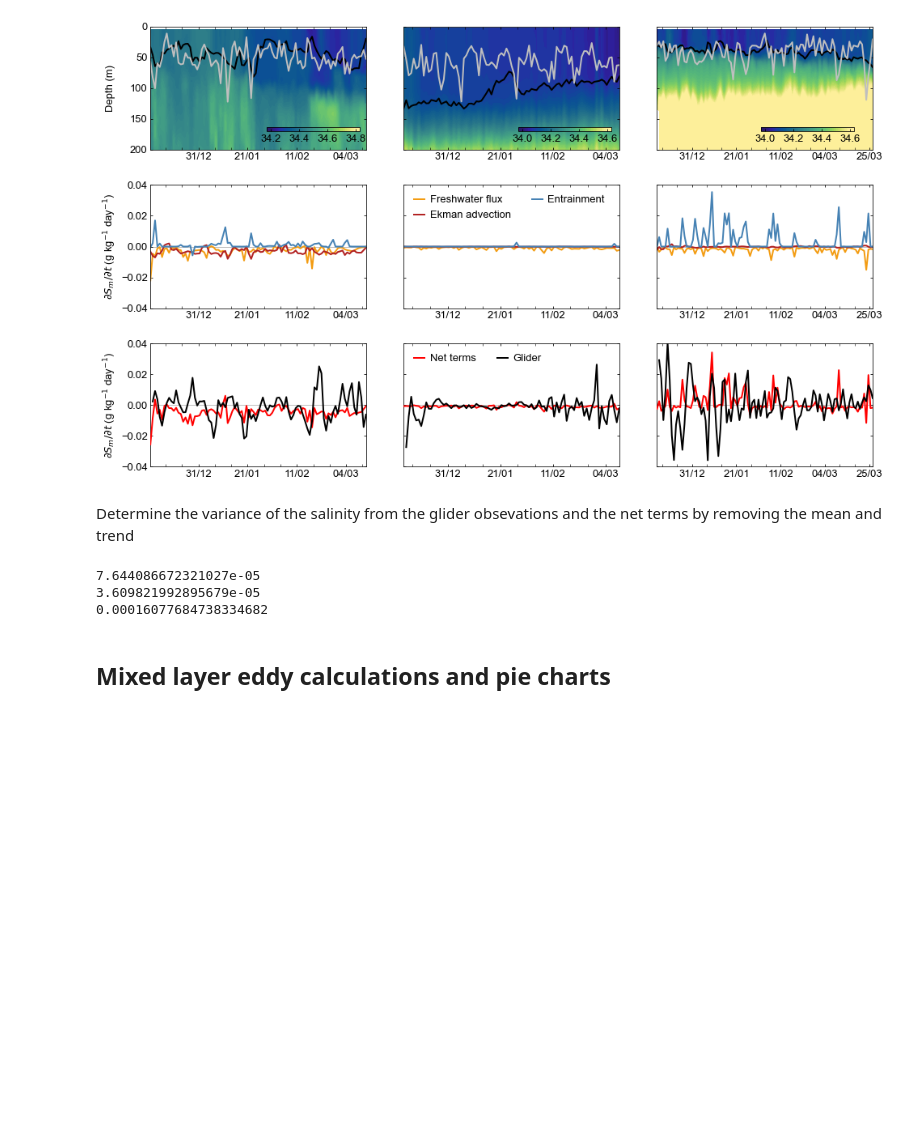
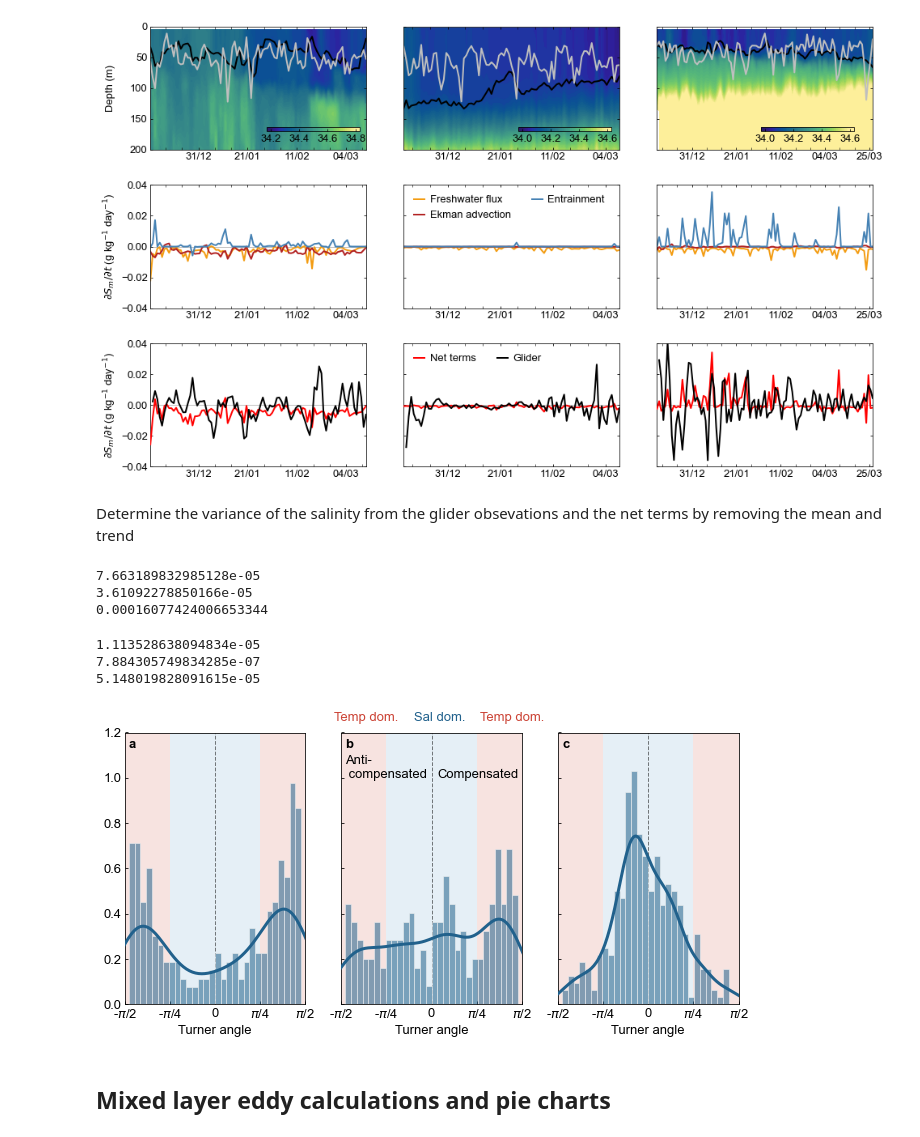
Before and after one commit to marcelduplessis/duplessis-2021-JGR-Oceans, a Jupyter notebook: duplessis-2021-analysis-main.ipynb, the cells around one changed output. Saved outputs shown, nothing was run; the diff lists cells and outputs as text; code cells hidden in the pictures; blank space fills up the shorter version.

```diff
--- a/duplessis-2021-analysis-main.ipynb
+++ b/duplessis-2021-analysis-main.ipynb
@@ -1717,7 +1398,7 @@ fig.subplots_adjust(hspace=2, wspace=0.175)
 
 props=dict(fontsize=12)
 
-for i, dat in enumerate([dat_saz_1D, dat_apz_1D, dat_miz_1D]):
+for i, dat in enumerate([dat_saz_1D, dat_pfz_1D, dat_miz_1D]):
 
     # plotting the mixed layer sections
 
@@ -1747,7 +1428,6 @@ for i, dat in enumerate([dat_saz_1D, dat_apz_1D, dat_miz_1D]):
     ax2.plot(dat.time, dat['hf_dT'], c=orange,        lw=2, label='Heat flux')
     ax2.plot(dat.time, dat['ek_dT'], c='firebrick',   lw=2, label='Ekman advection')
     ax2.plot(dat.time, dat['en_dT'], c='steelblue',   lw=2, label='Entrainment')
-#     ax2.plot(dat.time, dat['ga_dT'], c='steelblue',  lw=1.25, label='Geo advection')
 
     ################################
     # plotting the tendency sections
@@ -1782,8 +1462,6 @@ for i, dat in enumerate([dat_saz_1D, dat_apz_1D, dat_miz_1D]):
 
         a.yaxis.set_ticks_position('both')
         a.xaxis.set_ticks_position('both')
-
-#         a.grid(lw=0.5, alpha=0.5, ls='--')
 
     ax1.set_xlim(dat.time.values[0], dat.time.values[-1])
     ax2.set_xlim(dat.time.values[0], dat.time.values[-1])
@@ -1830,7 +1508,7 @@ for i, dat in enumerate([dat_saz_1D, dat_apz_1D, dat_miz_1D]):
     ax3.plot([pd.to_datetime('2018-12-10'), pd.to_datetime('2019-03-26')], [0, 0], zorder=0, lw=1, c='0.75')
 
 
-savefig('../../figures/temp_tendency_breakdown.png', dpi=300, bbox_inches='tight')
+savefig('../figures/Fig_7_temp_tendency_breakdown.png', dpi=300, bbox_inches='tight')
 # %% [output]
 [figure]
 # %% [markdown]
@@ -1847,7 +1526,7 @@ fig.subplots_adjust(hspace=2, wspace=0.175)
 
 props=dict(fontsize=12)
 
-for i, dat in enumerate([dat_saz_1D, dat_apz_1D, dat_miz_1D]):
+for i, dat in enumerate([dat_saz_1D, dat_pfz_1D, dat_miz_1D]):
 
     # plotting the mixed layer sections
 
@@ -1951,13 +1630,13 @@ for i, dat in enumerate([dat_saz_1D, dat_apz_1D, dat_miz_1D]):
     ax3.plot([pd.to_datetime('2018-12-10'), pd.to_datetime('2019-03-26')], [0, 0], zorder=0, lw=1, c='0.75')
 
 
-savefig('../../figures/salt_tendency_breakdown.png', dpi=300, bbox_inches='tight')
+savefig('../figures/Fig_8_salt_tendency_breakdown.png', dpi=300, bbox_inches='tight')
 # %% [output]
 [figure]
 # %% [markdown]
 Determine the variance of the salinity from the glider obsevations and the net terms by removing the mean and trend
 # %%
-for i, dat in enumerate([dat_saz_1D, dat_apz_1D, dat_miz_1D]):
+for i, dat in enumerate([dat_saz_1D, dat_pfz_1D, dat_miz_1D]):
 
     # determine the mean
     glider_dS_mean = dat.glider_dS[1:].mean()
@@ -1982,11 +1661,11 @@ for i, dat in enumerate([dat_saz_1D, dat_apz_1D, dat_miz_1D]):
 
     print(dS_var)
 # %% [output]
-7.644086672321027e-05
-3.609821992895679e-05
-0.00016077684738334682
+7.663189832985128e-05
+3.61092278850166e-05
+0.00016077424006653344
 # %%
-for i, dat in enumerate([dat_saz_interp, dat_apz_interp, dat_miz_interp]):
+for i, dat in enumerate([dat_saz_1D, dat_pfz_1D, dat_miz_1D]):
 
     # determine the mean
     terms_dS_mean = dat.net_terms_dS[1:].mean()
@@ -2010,12 +1689,16 @@ for i, dat in enumerate([dat_saz_interp, dat_apz_interp, dat_miz_interp]):
     dS_var = np.var(terms_dS_anom.values - Y_pred)
 
     print(dS_var)
+# %% [output]
+1.113528638094834e-05
+7.884305749834285e-07
+5.148019828091615e-05
 # %%
 import seaborn as sns
 
 fig, ax = subplots(1, 3, figsize=[11, 5], sharey=True)
 
-for i, dat in enumerate([dat_saz_interp, dat_apz_interp, dat_miz_interp]):
+for i, dat in enumerate([dat_saz_interp, dat_pfz_interp, dat_miz_interp]):
 
     window=40
 
@@ -2043,34 +1726,36 @@ for i, dat in enumerate([dat_saz_interp, dat_apz_interp, dat_miz_interp]):
     ax[i].hist(Tu, bins=np.arange(-1.5, 1.6, 0.1), facecolor=blue, zorder=10, alpha=0.55, edgecolor='0.95', density=True)
     ax[i].set_xlim(-math.pi/2, math.pi/2)
 
     ax[i].xaxis.set_ticks([-math.pi/2, -math.pi/4, 0, math.pi/4, math.pi/2])
     ax[i].xaxis.set_ticklabels(['-$\pi$/2', '-$\pi$/4', 0, '$\pi$/4', '$\pi$/2'])
 #     ax[i].grid(axis='x', zorder=0, c='0.25', ls='-')
     ax[i].plot([0,0],[0, 1.2], c='k', lw=1, alpha=0.5, ls='--')
     ax[i].set_ylim(0, 1.2)
 
     ax[i].fill_between(x=[-math.pi/2, -math.pi/4], y1=0, y2=1.2, facecolor=red, alpha=0.15)
     ax[i].fill_between(x=[ math.pi/2,  math.pi/4], y1=0, y2=1.2, facecolor=red, alpha=0.15)
     ax[i].fill_between(x=[-math.pi/4,  math.pi/4], y1=0, y2=1.2, facecolor=lightblue, alpha=0.15)
 
     sns.kdeplot(Tu, ax=ax[i], zorder=10, c=blue, lw=3)
     ax[i].set_ylabel('')
     ax[i].set_xlabel('Turner angle')
 
 ax[1].text(-1.5, 1.0, 'Anti- \n compensated', fontsize=13)
 ax[1].text( 0.1, 1.0, 'Compensated', fontsize=13)
 
 ax[1].text(-0.3, 1.25, 'Sal dom.',  fontsize=13, color=blue)
 ax[1].text(-1.7, 1.25, 'Temp dom.',  fontsize=13, color=red)
 ax[1].text( 0.85, 1.25, 'Temp dom.', fontsize=13, color=red)
 
 ax[0].text(-1.5, 1.13, 'a', fontweight='bold')
 ax[1].text(-1.5, 1.13, 'b', fontweight='bold')
 ax[2].text(-1.5, 1.13, 'c', fontweight='bold')
 
 # ax[0].set_ylabel('Probability')
 
-savefig('../../figures/turner_angle.png', dpi=300, bbox_inches='tight')
+savefig('../figures/Fig_9_turner_angle.png', dpi=300, bbox_inches='tight')
+# %% [output]
+[figure, added]
 # %% [markdown]
 ## Mixed layer eddy calculations and pie charts
 # %% [markdown]
```
Also changed, not shown: parts of 75 cells of this notebook, 24 other files.
